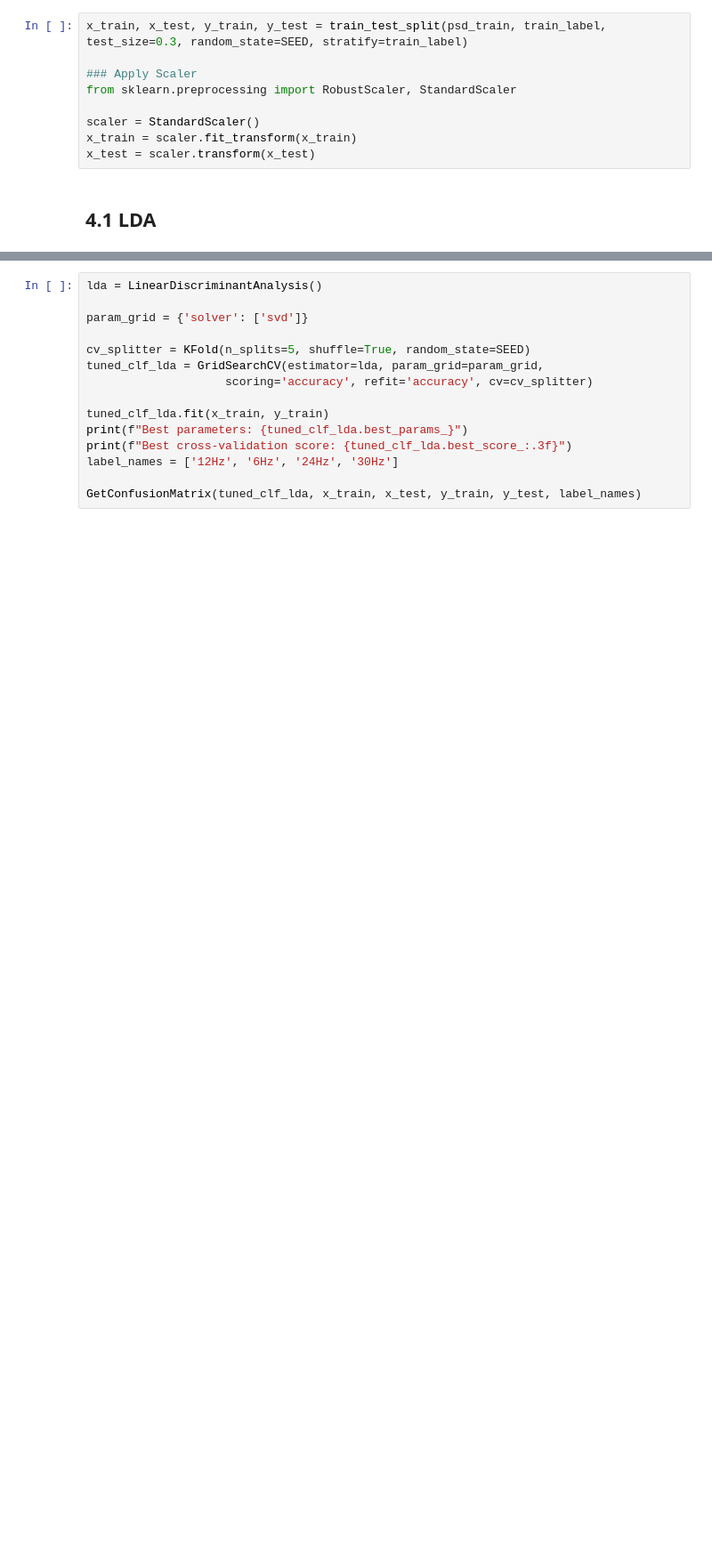
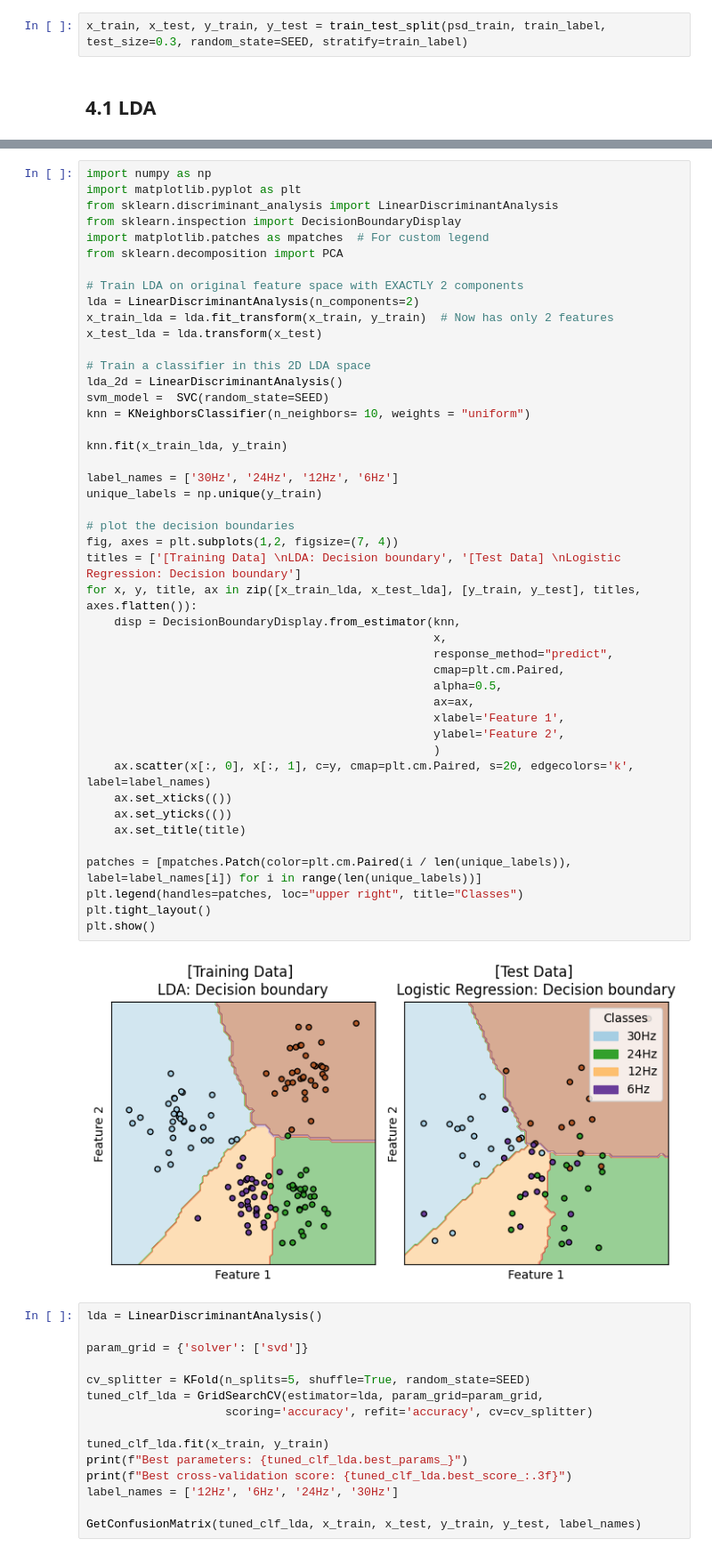
Before and after one commit to pipogood/BCI-Class-Material, a Jupyter notebook: Week8-Basic-classification/W8-basic-classification.ipynb, the cells around one changed output, grey strips where cells are left out. Shown: that part at 89% size. Cells and saved outputs as stored; diff of their text form; blank space fills up the shorter version.

```diff
--- a/Week8-Basic-classification/W8-basic-classification.ipynb
+++ b/Week8-Basic-classification/W8-basic-classification.ipynb
@@ -202,12 +202,5 @@ def GetConfusionMatrix(models, X_train, X_test, y_train, y_test, target_names):
     print(confusion_matrix(y_true=y_test, y_pred=y_pred))
 # %%
 x_train, x_test, y_train, y_test = train_test_split(psd_train, train_label, test_size=0.3, random_state=SEED, stratify=train_label)
-
-### Apply Scaler
-from sklearn.preprocessing import RobustScaler, StandardScaler
-
-scaler = StandardScaler()
-x_train = scaler.fit_transform(x_train)
-x_test = scaler.transform(x_test)
 # %% [markdown]
 ## 4.1 LDA
@@ -218,3 +207,50 @@ x_train.shape
+# %%
+import numpy as np
+import matplotlib.pyplot as plt
+from sklearn.discriminant_analysis import LinearDiscriminantAnalysis
+from sklearn.inspection import DecisionBoundaryDisplay
+import matplotlib.patches as mpatches  # For custom legend
+from sklearn.decomposition import PCA
+
+# Train LDA on original feature space with EXACTLY 2 components
+lda = LinearDiscriminantAnalysis(n_components=2)
+x_train_lda = lda.fit_transform(x_train, y_train)  # Now has only 2 features
+x_test_lda = lda.transform(x_test)
+
+# Train a classifier in this 2D LDA space
+lda_2d = LinearDiscriminantAnalysis()
+svm_model =  SVC(random_state=SEED)
+knn = KNeighborsClassifier(n_neighbors= 10, weights = "uniform")
+
+knn.fit(x_train_lda, y_train)
+
+label_names = ['30Hz', '24Hz', '12Hz', '6Hz']
+unique_labels = np.unique(y_train)
+
+# plot the decision boundaries
+fig, axes = plt.subplots(1,2, figsize=(7, 4))
+titles = ['[Training Data] \nLDA: Decision boundary', '[Test Data] \nLogistic Regression: Decision boundary']
+for x, y, title, ax in zip([x_train_lda, x_test_lda], [y_train, y_test], titles, axes.flatten()):
+    disp = DecisionBoundaryDisplay.from_estimator(knn,
+                                                  x,
+                                                  response_method="predict",
+                                                  cmap=plt.cm.Paired,
+                                                  alpha=0.5,
+                                                  ax=ax,
+                                                  xlabel='Feature 1',
+                                                  ylabel='Feature 2',
+                                                  )
+    ax.scatter(x[:, 0], x[:, 1], c=y, cmap=plt.cm.Paired, s=20, edgecolors='k', label=label_names)
+    ax.set_xticks(())
+    ax.set_yticks(())
+    ax.set_title(title)
+
+patches = [mpatches.Patch(color=plt.cm.Paired(i / len(unique_labels)), label=label_names[i]) for i in range(len(unique_labels))]
+plt.legend(handles=patches, loc="upper right", title="Classes")
+plt.tight_layout()
+plt.show()
+# %% [output]
+[figure, added]
 # %%
 lda = LinearDiscriminantAnalysis()
 
```
Also changed, not shown: parts of 4 cells of this notebook, 3 other files.
